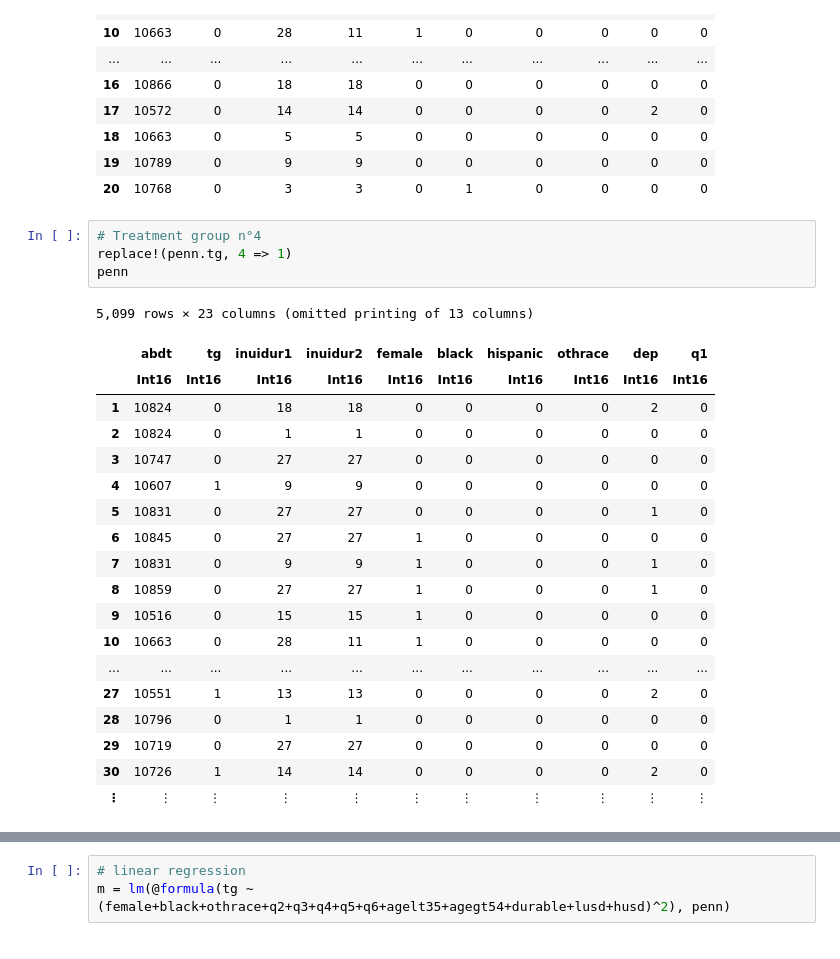
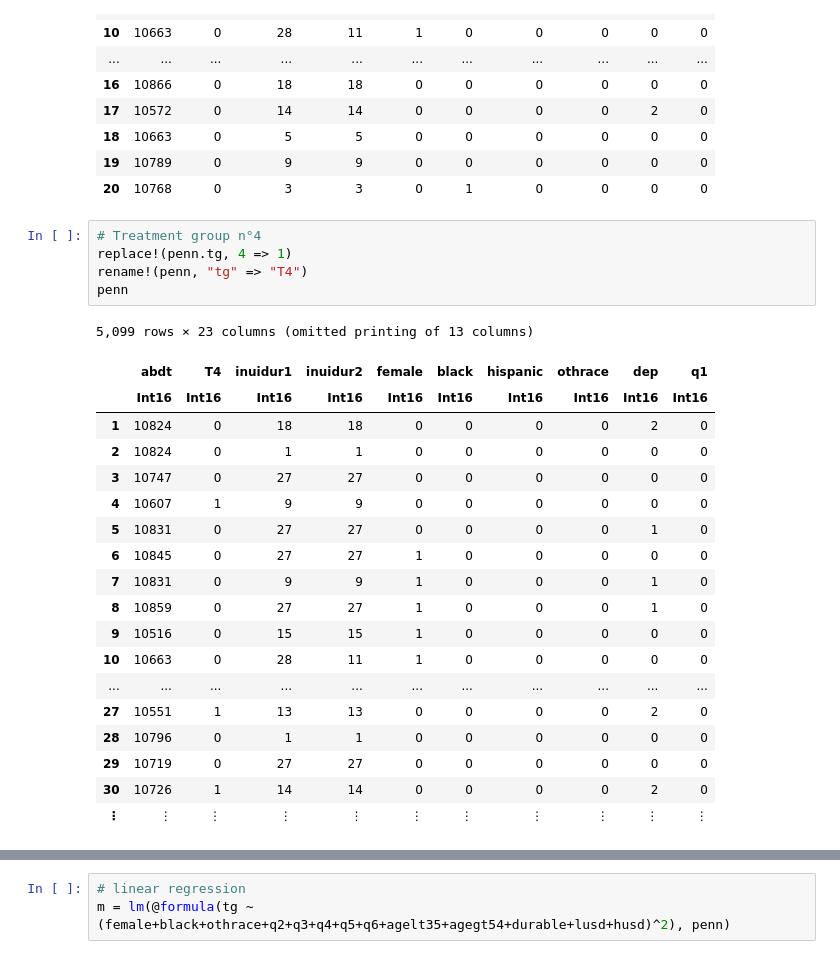
Before and after one commit to alexanderquispe/14.38_Causal_ML, a Jupyter notebook: Julia_Notebooks/RCT_Precision_Adjustment.ipynb, the cells around one changed output, grey strips where cells are left out. Drawn from its saved outputs; the diff is of its cells as text.

```diff
--- a/Julia_Notebooks/RCT_Precision_Adjustment.ipynb
+++ b/Julia_Notebooks/RCT_Precision_Adjustment.ipynb
@@ -83,10 +83,11 @@ first(penn,20)
 # %%
 # Treatment group n°4
 replace!(penn.tg, 4 => 1)
+rename!(penn, "tg" => "T4")
 penn
 # %% [output]
 5,099 rows × 23 columns (omitted printing of 13 columns)
-|  | abdt | tg | inuidur1 | inuidur2 | female | black | hispanic | othrace | dep | q1 |
+|  | abdt | T4 | inuidur1 | inuidur2 | female | black | hispanic | othrace | dep | q1 |
 |  | Int16 | Int16 | Int16 | Int16 | Int16 | Int16 | Int16 | Int16 | Int16 | Int16 |
 | 1 | 10824 | 0 | 18 | 18 | 0 | 0 | 0 | 0 | 2 | 0 |
 | 2 | 10824 | 0 | 1 | 1 | 0 | 0 | 0 | 0 | 0 | 0 |
```
Also changed, not shown: parts of 9 cells of this notebook.
